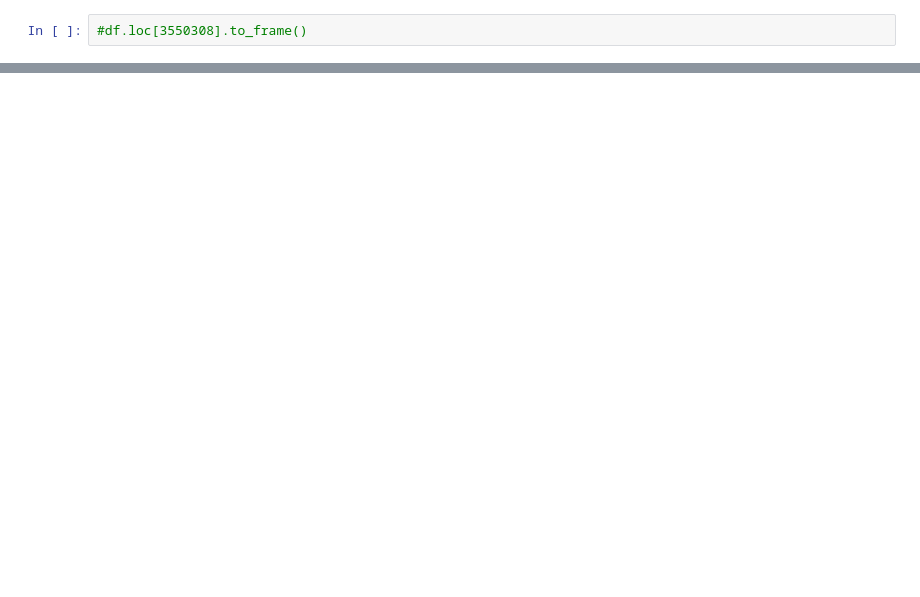
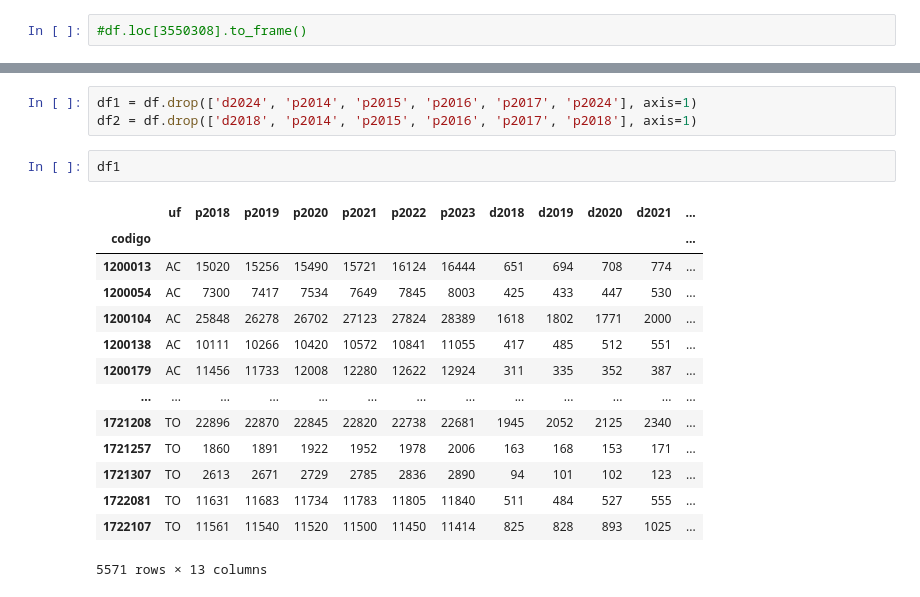
Before and after one commit to hjort/previsao-entregas-dirpf, a Jupyter notebook: 11-preparar-dados-modelo.ipynb, the cells around one changed output, grey strips where cells are left out. Saved outputs shown, nothing was run; the diff lists cells and outputs as text; blank space fills up the shorter version.

```diff
--- a/11-preparar-dados-modelo.ipynb
+++ b/11-preparar-dados-modelo.ipynb
@@ -171,0 +264,20 @@ df
+# %%
+df1 = df.drop(['d2024', 'p2014', 'p2015', 'p2016', 'p2017', 'p2024'], axis=1)
+df2 = df.drop(['d2018', 'p2014', 'p2015', 'p2016', 'p2017', 'p2018'], axis=1)
+# %%
+df1
+# %% [output]
+|  | uf | p2018 | p2019 | p2020 | p2021 | p2022 | p2023 | d2018 | d2019 | d2020 | d2021 | ... |
+| codigo |  |  |  |  |  |  |  |  |  |  |  | ... |
+| 1200013 | AC | 15020 | 15256 | 15490 | 15721 | 16124 | 16444 | 651 | 694 | 708 | 774 | ... |
+| 1200054 | AC | 7300 | 7417 | 7534 | 7649 | 7845 | 8003 | 425 | 433 | 447 | 530 | ... |
+| 1200104 | AC | 25848 | 26278 | 26702 | 27123 | 27824 | 28389 | 1618 | 1802 | 1771 | 2000 | ... |
+| 1200138 | AC | 10111 | 10266 | 10420 | 10572 | 10841 | 11055 | 417 | 485 | 512 | 551 | ... |
+| 1200179 | AC | 11456 | 11733 | 12008 | 12280 | 12622 | 12924 | 311 | 335 | 352 | 387 | ... |
+| ... | ... | ... | ... | ... | ... | ... | ... | ... | ... | ... | ... | ... |
+| 1721208 | TO | 22896 | 22870 | 22845 | 22820 | 22738 | 22681 | 1945 | 2052 | 2125 | 2340 | ... |
+| 1721257 | TO | 1860 | 1891 | 1922 | 1952 | 1978 | 2006 | 163 | 168 | 153 | 171 | ... |
+| 1721307 | TO | 2613 | 2671 | 2729 | 2785 | 2836 | 2890 | 94 | 101 | 102 | 123 | ... |
+| 1722081 | TO | 11631 | 11683 | 11734 | 11783 | 11805 | 11840 | 511 | 484 | 527 | 555 | ... |
+| 1722107 | TO | 11561 | 11540 | 11520 | 11500 | 11450 | 11414 | 825 | 828 | 893 | 1025 | ... |
+5571 rows × 13 columns
```
Also changed, not shown: parts of 16 cells of this notebook, 7 other files.
